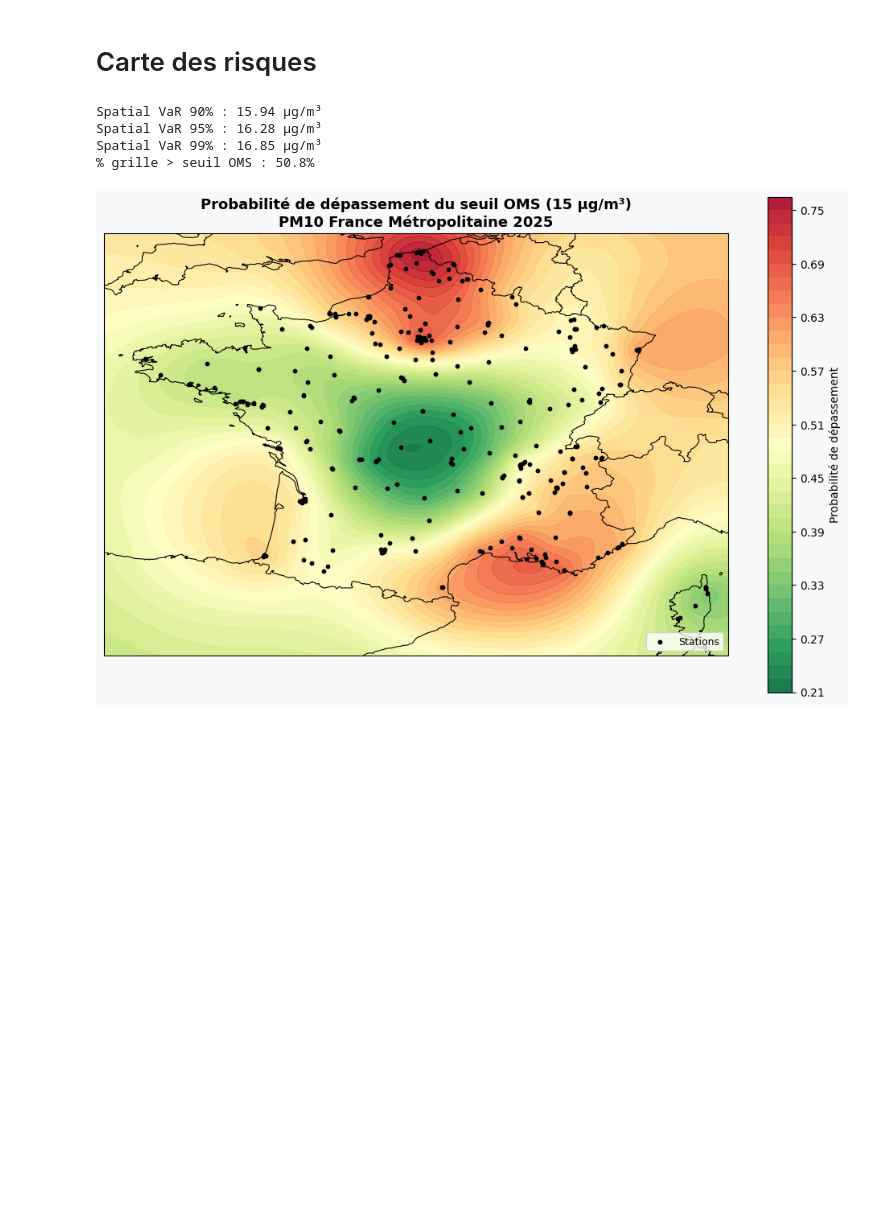
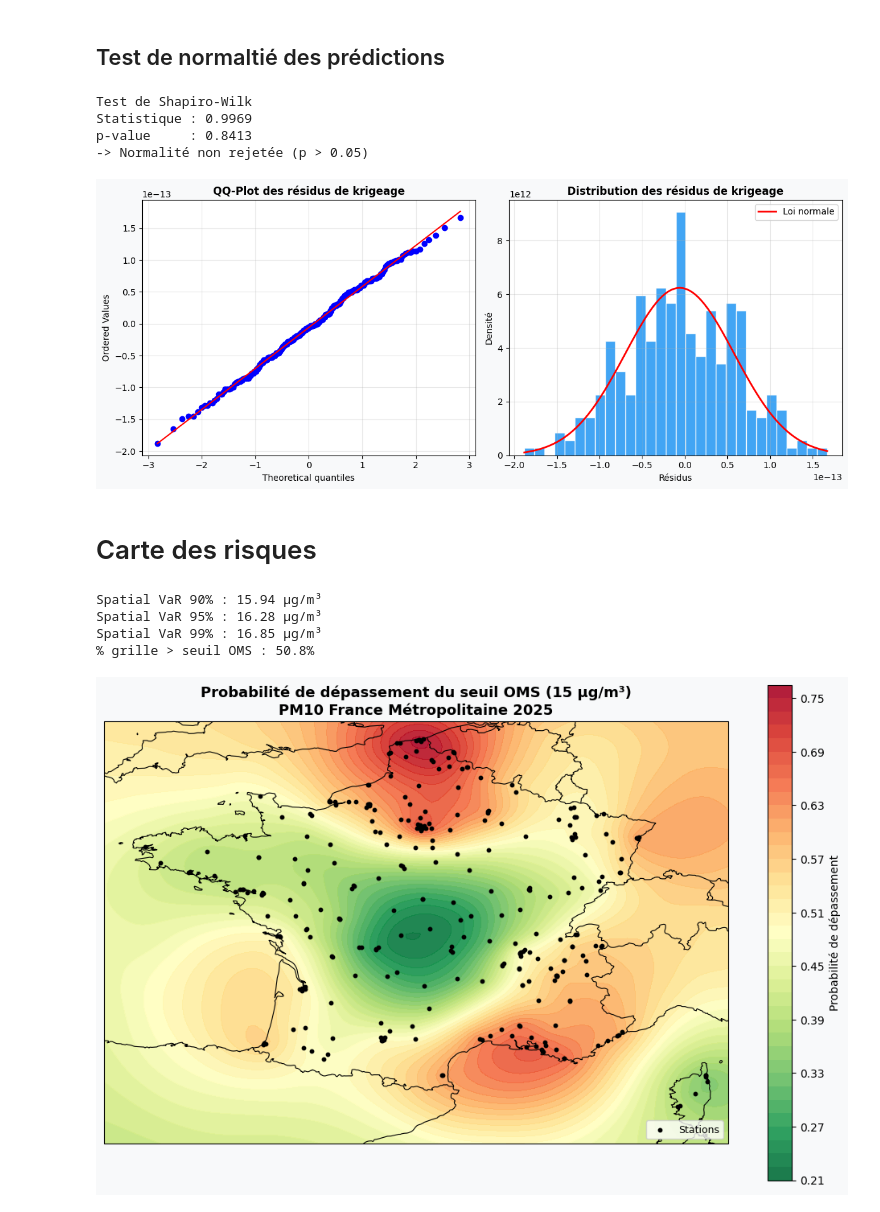
Before and after one commit to Gookd/spatial-pollution-risk-models, a Jupyter notebook: code/Risques.ipynb, the cells around one changed output. Saved outputs shown, nothing was run; the diff lists cells and outputs as text; code cells hidden in the pictures; blank space fills up the shorter version.

Commit message:
verif normalité prédictions

```diff
--- a/code/Risques.ipynb
+++ b/code/Risques.ipynb
@@ -37,6 +37,77 @@ UK = UniversalKriging(
 
 z_pred, z_var = UK.execute("grid", grid_lon, grid_lat)
 z_std = np.sqrt(z_var)
+# %% [markdown]
+## Test de normaltié des prédictions
+# %%
+from scipy import stats
+import matplotlib.pyplot as plt
+
+# ============================================================
+# 1. TEST DE SHAPIRO-WILK
+# ============================================================
+
+# Résidus = valeurs observées - valeurs prédites aux stations
+UK_full = UniversalKriging(
+    lons, lats, vals,
+    variogram_model="spherical",
+    drift_terms=["regional_linear"],
+    nlags=43,
+    anisotropy_scaling=1.5,
+    anisotropy_angle=0,
+    verbose=False,
+    enable_plotting=False
+)
+
+z_stations, _ = UK_full.execute("points", lons, lats)
+residus = vals - z_stations
+
+stat, p_value = stats.shapiro(residus)
+print(f"Test de Shapiro-Wilk")
+print(f"Statistique : {stat:.4f}")
+print(f"p-value     : {p_value:.4f}")
+if p_value > 0.05:
+    print("-> Normalité non rejetée (p > 0.05)")
+else:
+    print("-> Normalité rejetée (p < 0.05)")
+
+# ============================================================
+# 2. QQ-PLOT
+# ============================================================
+
+fig, axes = plt.subplots(1, 2, figsize=(12, 5))
+fig.patch.set_facecolor('#f8f9fa')
+
+# QQ-plot
+ax = axes[0]
+ax.set_facecolor('white')
+stats.probplot(residus, dist="norm", plot=ax)
+ax.set_title("QQ-Plot des résidus de krigeage", fontweight='bold')
+ax.grid(alpha=0.3)
+
+# Histogramme des résidus
+ax2 = axes[1]
+ax2.set_facecolor('white')
+ax2.hist(residus, bins=30, color='#2196F3', edgecolor='white', alpha=0.85, density=True)
+x = np.linspace(residus.min(), residus.max(), 100)
+ax2.plot(x, stats.norm.pdf(x, residus.mean(), residus.std()),
+         'r-', linewidth=2, label='Loi normale')
+ax2.set_title("Distribution des résidus de krigeage", fontweight='bold')
+ax2.set_xlabel("Résidus")
+ax2.set_ylabel("Densité")
+ax2.legend()
+ax2.grid(alpha=0.3)
+
+plt.tight_layout()
+plt.savefig("normalite_residus.png", dpi=200, bbox_inches='tight',
+            facecolor=fig.get_facecolor())
+plt.show()
+# %% [output]
+Test de Shapiro-Wilk
+Statistique : 0.9969
+p-value     : 0.8413
+-> Normalité non rejetée (p > 0.05)
+[figure, added]
 # %% [markdown]
 # Carte des risques
 # %%
```
Also changed, not shown: 1 other file.
